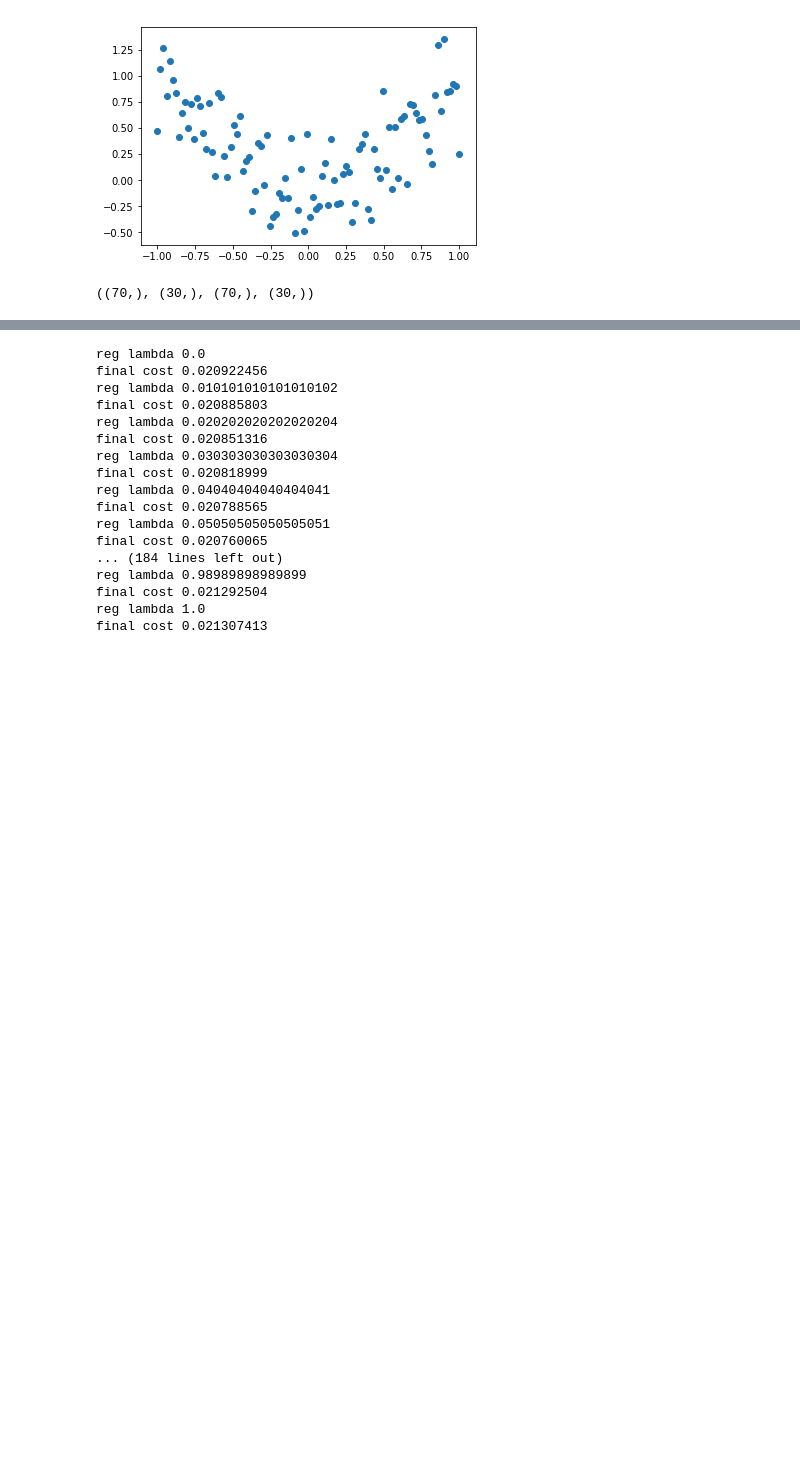
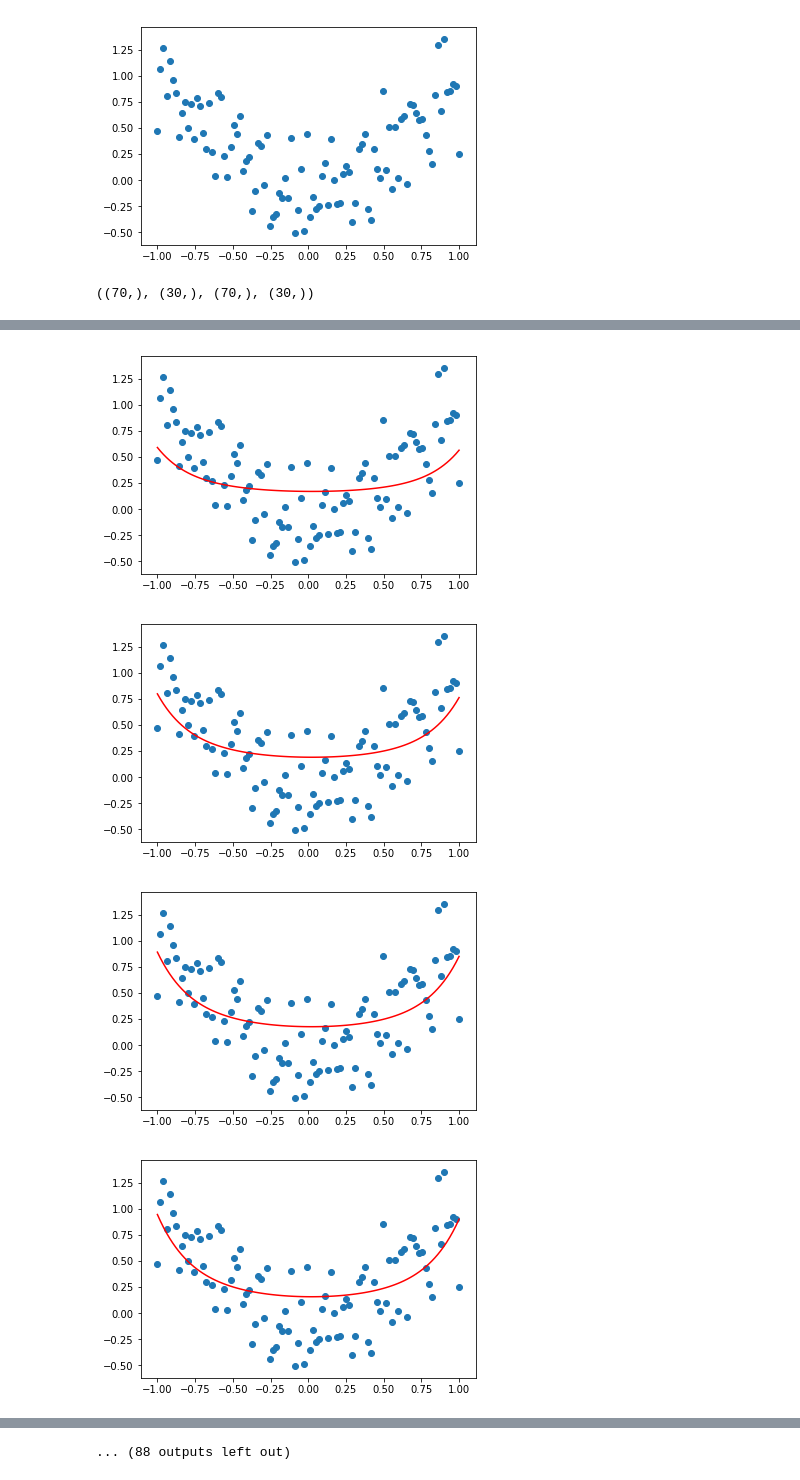
Before and after one commit to cigoic/ml_public, a Jupyter notebook: src_samples/regularization.ipynb, the cells around one changed output, grey strips where cells are left out. Saved outputs shown, nothing was run; the diff lists cells and outputs as text; code cells hidden in the pictures; blank space fills up the shorter version.

```diff
--- a/src_samples/regularization.ipynb
+++ b/src_samples/regularization.ipynb
@@ -82,21 +92,23 @@ sess.run(init)
 # %%
 for reg_lambda in np.linspace(0,1,100):
     for epoch in range(training_epochs):
           sess.run(train_op, feed_dict={X: x_train, Y: y_train})
     final_cost = sess.run(cost, feed_dict={X: x_test, Y:y_test})
-    print('reg lambda', reg_lambda)
-    print('final cost', final_cost)
+#     print('reg lambda', reg_lambda)
+#     print('final cost', final_cost)
 
     # plot
-#     plt.scatter(x_data, y_data)
-#     trY2 = 0
-
-#     w_val = sess.run(w)
-#     for i in range(num_coeffs):
-#         trY2 += w_val[i] * np.power(x_train, i)
-
-#     plt.plot(x_train, trY2, 'r')
-#     plt.draw()
-#     plt.pause(0.0001)
-#     plt.clf()
+    plt.clf()
+    plt.scatter(x_data, y_data)
+    trY2 = 0
+    w_val = sess.run(w)
+    for i in range(num_coeffs):
+        trY2 += w_val[i] * np.power(x_data, i)
+    plt.plot(x_data, trY2, 'r')
+    plt.draw()
+    plt.pause(0.0001)
 # %% [output]
+[figure, added]
+[figure, added]
+[figure, added]
+[figure, added]
@@ -103,19 +123,3 @@ for reg_lambda in np.linspace(0,1,100):
-reg lambda 0.0
-final cost 0.020922456
-reg lambda 0.010101010101010102
-final cost 0.020885803
-reg lambda 0.020202020202020204
-final cost 0.020851316
-reg lambda 0.030303030303030304
-final cost 0.020818999
-reg lambda 0.04040404040404041
-final cost 0.020788565
-reg lambda 0.05050505050505051
-final cost 0.020760065
-... (184 lines left out)
-reg lambda 0.98989898989899
-final cost 0.021292504
-reg lambda 1.0
-final cost 0.021307413
+... (88 outputs left out)
 # %%
 sess.close()
```
Also changed, not shown: parts of 4 cells of this notebook.
